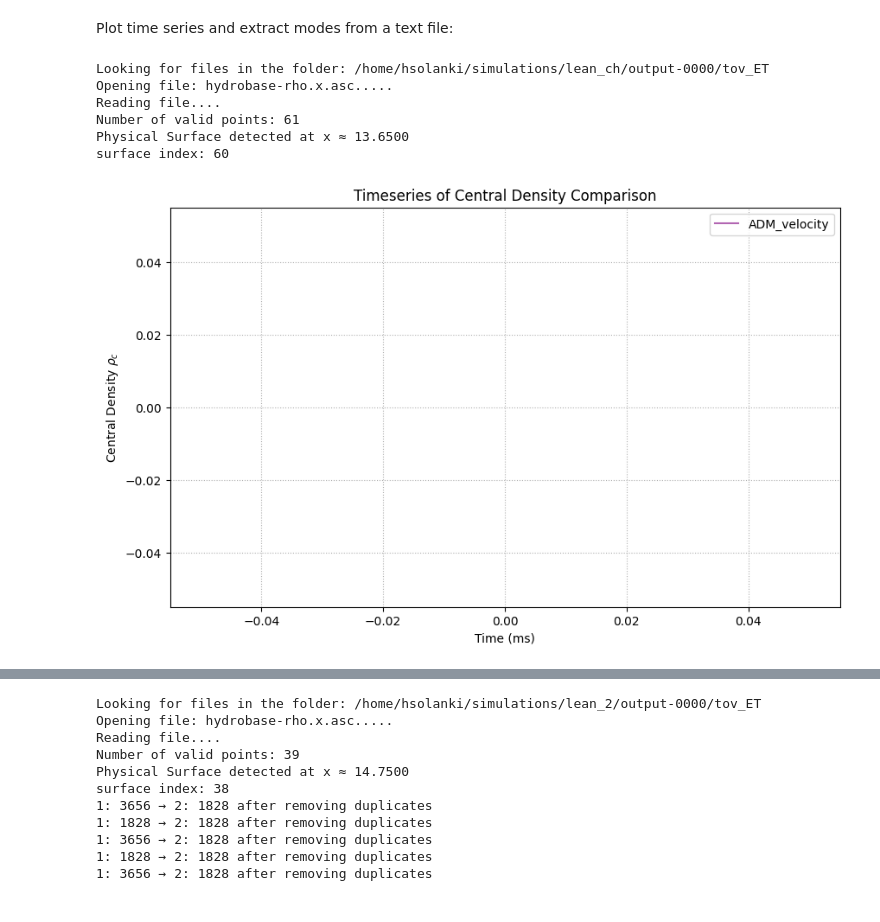
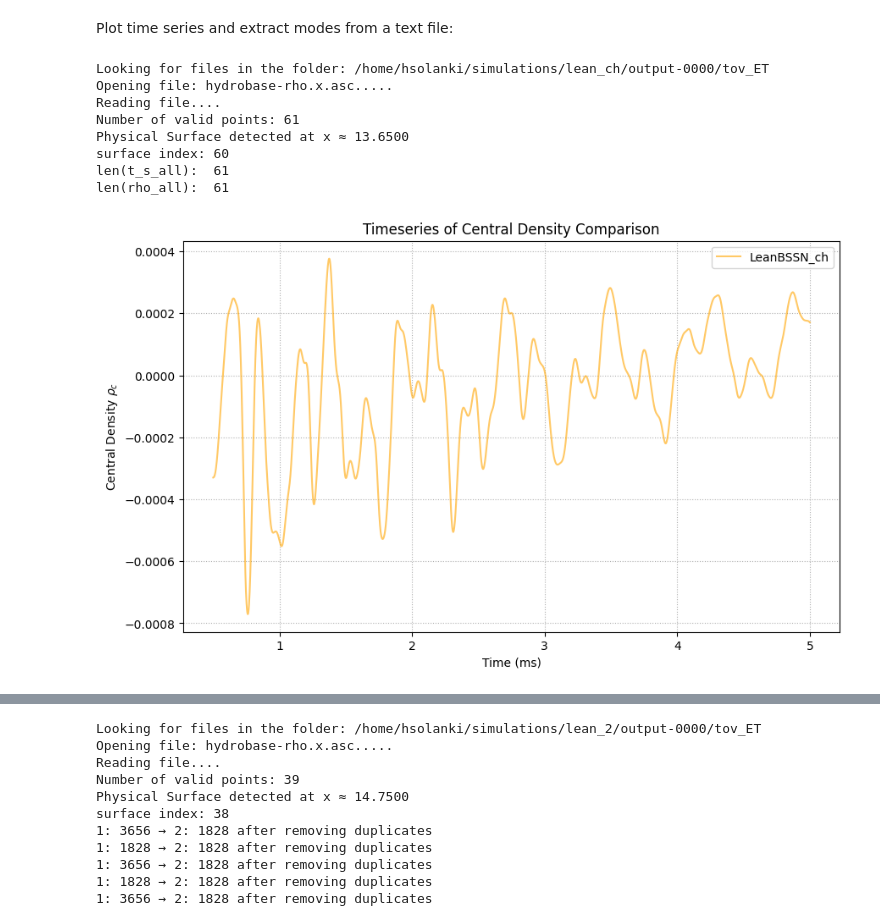
Before and after one commit to harsh-c0ds/My-Work, a Jupyter notebook: TOV/mode_ext.ipynb, the cells around one changed output, grey strips where cells are left out. Drawn from its saved outputs; the diff is of its cells as text; code cells hidden in the pictures.

```diff
--- a/TOV/mode_ext.ipynb
+++ b/TOV/mode_ext.ipynb
@@ -165,6 +165,7 @@ file_path_1 = output_dir + "rho_timeseries_lean_mid.txt"
 file_path_2 = output_dir + "rho_timeseries_lean_high.txt"
 file_path_adm = output_dir + "rho_timeseries_P.txt"
 file_velocity = output_dir + "vel_timeseries_P.txt"
+file_lean_ch = output_dir + "rho_timeseries_lean_ch.txt"
 # %%
 # Detect star surface to get x_p
 # x_p_l, surface_ixd_l, surface_x_l = detect_star_surface(lean_low, filename="hydrobase-rho.x.asc")
@@ -178,11 +179,13 @@ x_p_ch, surface_ixd_ch, surface_x_ch = detect_star_surface(lean_ch, filename="hy
 # t_s_all_h, rho_all_h = load_time_series(file_path_2)
 # t_s_all_v, v_all = load_time_series(file_velocity)
 #t_s_all_P, rho_all_P = load_time_series(file_path_adm)
+t_s_all_ch, rho_all_ch = load_time_series(file_lean_ch)
 
 # t_s_all_l = t_s_all_l / 203  # convert to ms
 # t_s_all_m = t_s_all_m / 203  # convert to ms
 # t_s_all_h = t_s_all_h / 203  # convert to ms
 # t_s_all_v = t_s_all_v / 203  # convert to ms
+t_s_all_ch = t_s_all_ch / 203  # convert to ms
 
 #t_s_all_P = t_s_all_P / 203  # convert to ms
 # %% [output]
@@ -192,6 +195,8 @@ Reading file....
 Number of valid points: 61
 Physical Surface detected at x ≈ 13.6500
 surface index: 60
+len(t_s_all):  61
+len(rho_all):  61
 # %%
 ### Time_series Check ###
 ik = 0
@@ -205,8 +210,11 @@ ik = 0
 # t_h = t_s_all_h[ik]
 # rho_h = rho_all_h[ik]
 
-t_v = t_s_all_v[ik]
-v = v_all[ik]
+# t_v = t_s_all_v[ik]
+# v = v_all[ik]
+
+t_ch = t_s_all_ch[ik]
+rho_ch = rho_all_ch[ik]
 
 # t_adm = t_s_all_P[ik]
 # rho_adm = rho_all_P[ik]
@@ -214,41 +222,45 @@ v = v_all[ik]
 # lim_l = (t_l >= 0.5) & (t_l <= 5)
 # lim_m = (t_m >= 0.5) & (t_m <= 5)
 # lim_h = (t_h >= 0.5) & (t_h <= 5)
+lim_ch = (t_ch >= 0.5) & (t_ch <= 5)
 
-lim_v = (t_v >= 0.5) & (t_v <= 5)
+# lim_v = (t_v >= 0.5) & (t_v <= 5)
 
 #lim_adm = (t_adm >= 0.5) & (t_adm <= 5)
 
 # t_l = t_l[lim_l]
 # rho_l = rho_l[lim_l]
 
 # t_m = t_m[lim_m]
 # rho_m = rho_m[lim_m]
 
 # t_h = t_h[lim_h]
 # rho_h = rho_h[lim_h]
 
-t_v = t_v[lim_v]
-v = v[lim_v]
+# t_v = t_v[lim_v]
+# v = v[lim_v]
+
+t_ch = t_ch[lim_ch]
+rho_ch = rho_ch[lim_ch]
 
 #t_adm = t_adm[lim_adm]
 #rho_adm = rho_adm[lim_adm]
 
 
 plt.figure(figsize=(10,6))
 # plt.plot(t_l, rho_l, label="LeanBSSN_low", color="blue", alpha=0.6)
 # plt.plot(t_m, rho_m, label="LeanBSSN_mid", color="green", alpha=0.6)
 # plt.plot(t_h, rho_h, label="LeanBSSN_high", color="red", alpha=0.6)
-plt.plot(t_v, v, label="ADM_velocity", color="purple", alpha=0.6)
+plt.plot(t_ch, rho_ch, label="LeanBSSN_ch", color="orange", alpha=0.6)
 plt.xlabel("Time (ms)")
 plt.ylabel(r"Central Density $\rho_c$")
 plt.title("Timeseries of Central Density Comparison")
 plt.grid(True, linestyle=":")
 plt.legend()
 plt.show()
 #plt.savefig(output_dir + "time_series_comparision.png", dpi=300)
 # %% [output]
-[figure, old version]
+[figure, new version]
 # %%
 #### Mode Extraction ####
 
```
Also changed, not shown: parts of 1 cell of this notebook, 1 other file.
